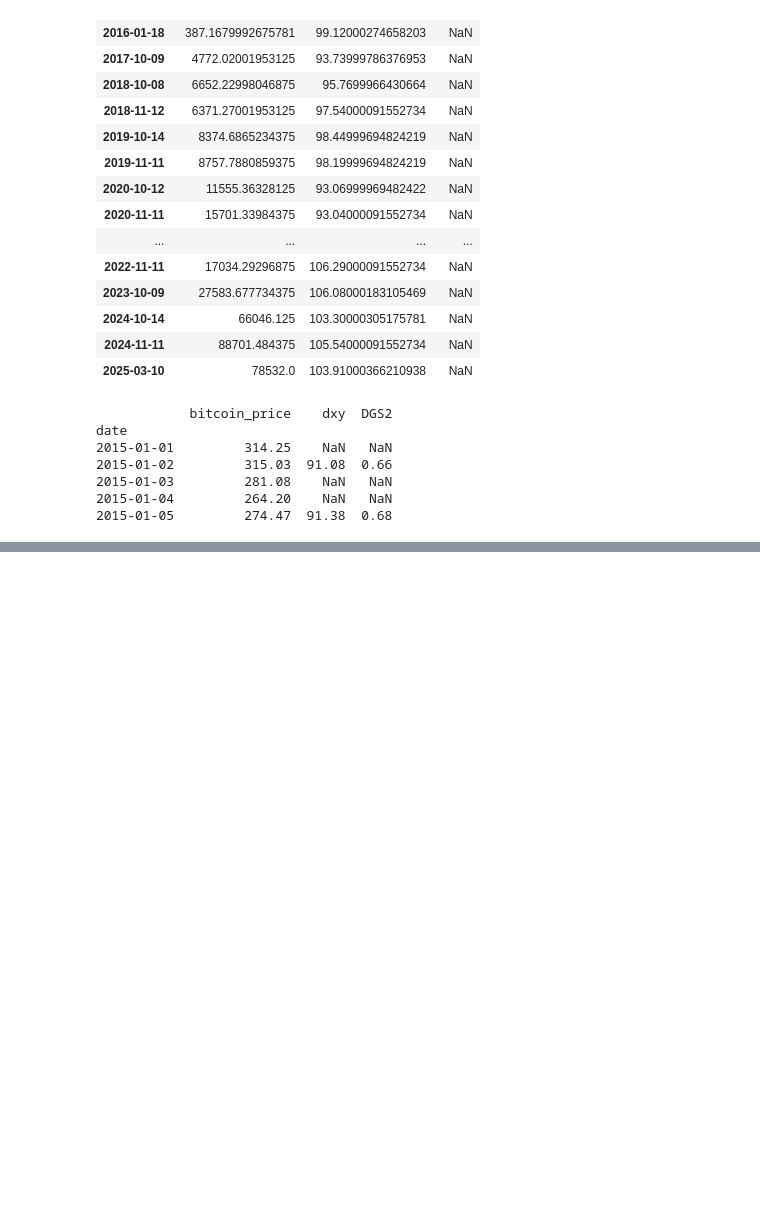
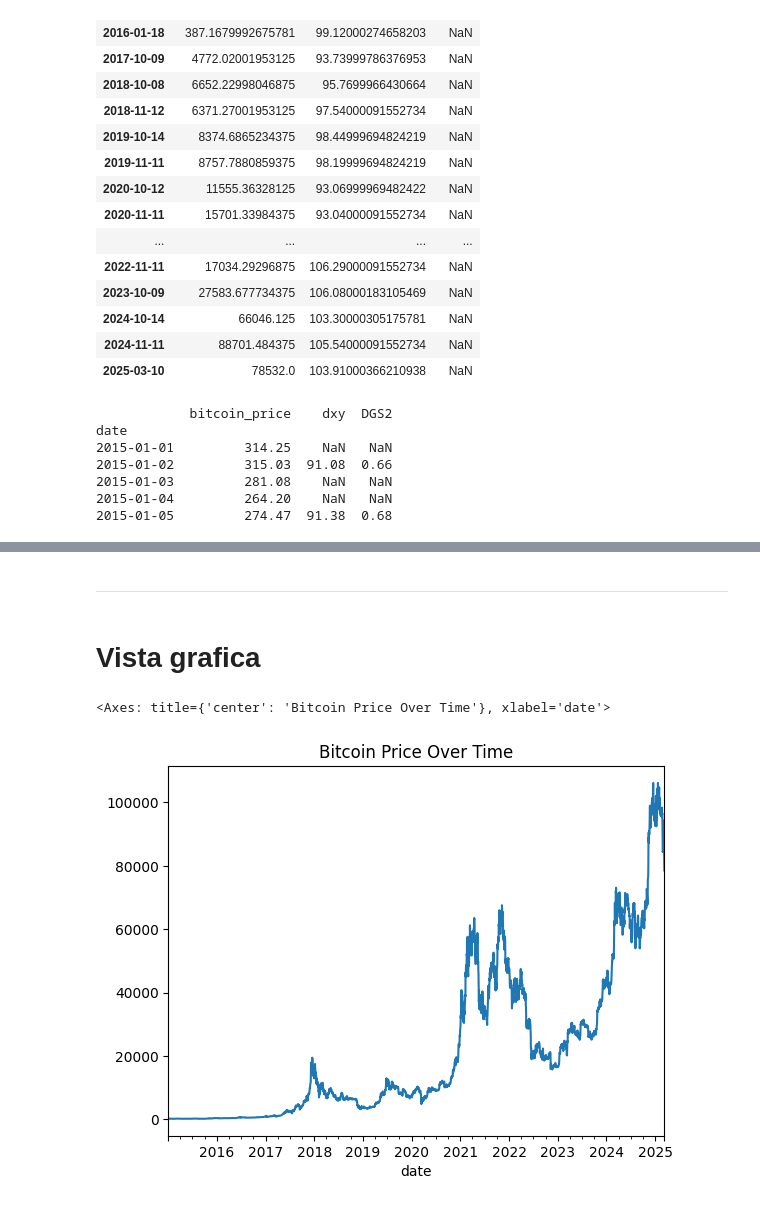
Before and after one commit to FrankAst/Forecast-BTC---DXY---2YR-BY, a Jupyter notebook: notebooks/exploration.ipynb, the cells around one changed output, grey strips where cells are left out. Cells and saved outputs as stored; diff of their text form; code cells hidden in the pictures; blank space fills up the shorter version.

```diff
--- a/notebooks/exploration.ipynb
+++ b/notebooks/exploration.ipynb
@@ -164,0 +172,3 @@ date
+# %%
+# Forward-fill NaNs in all columns
+merged_df = merged_df.ffill()
@@ -164,0 +198,3 @@ date
+# %%
+merged_df = merged_df.drop(merged_df.index[0])
+merged_df.head()
@@ -164,0 +209,9 @@ date
+# %% [markdown]
+---
+# %% [markdown]
+# Vista grafica
+# %%
+merged_df['bitcoin_price'].plot(title='Bitcoin Price Over Time')
+# %% [output]
+<Axes: title={'center': 'Bitcoin Price Over Time'}, xlabel='date'>
+[figure, added]
```
Also changed, not shown: parts of 14 cells of this notebook, 6 other files.
